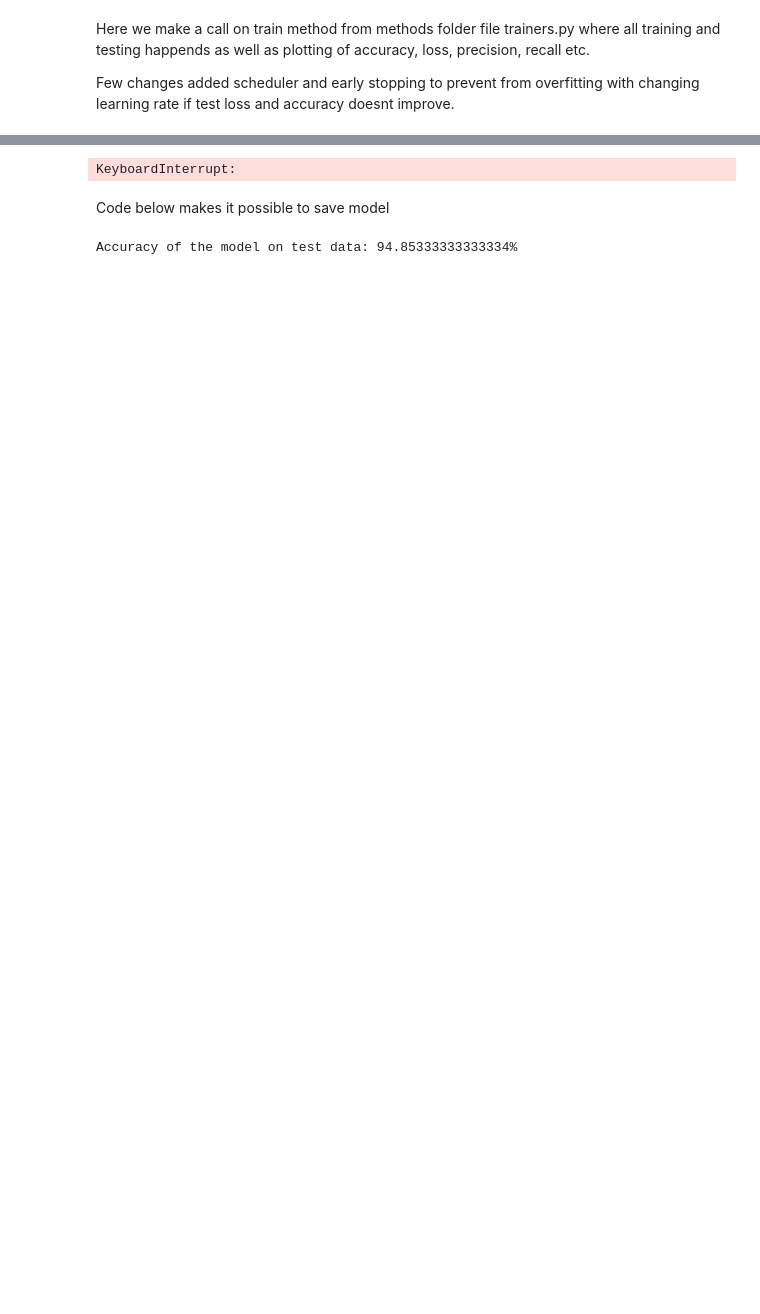
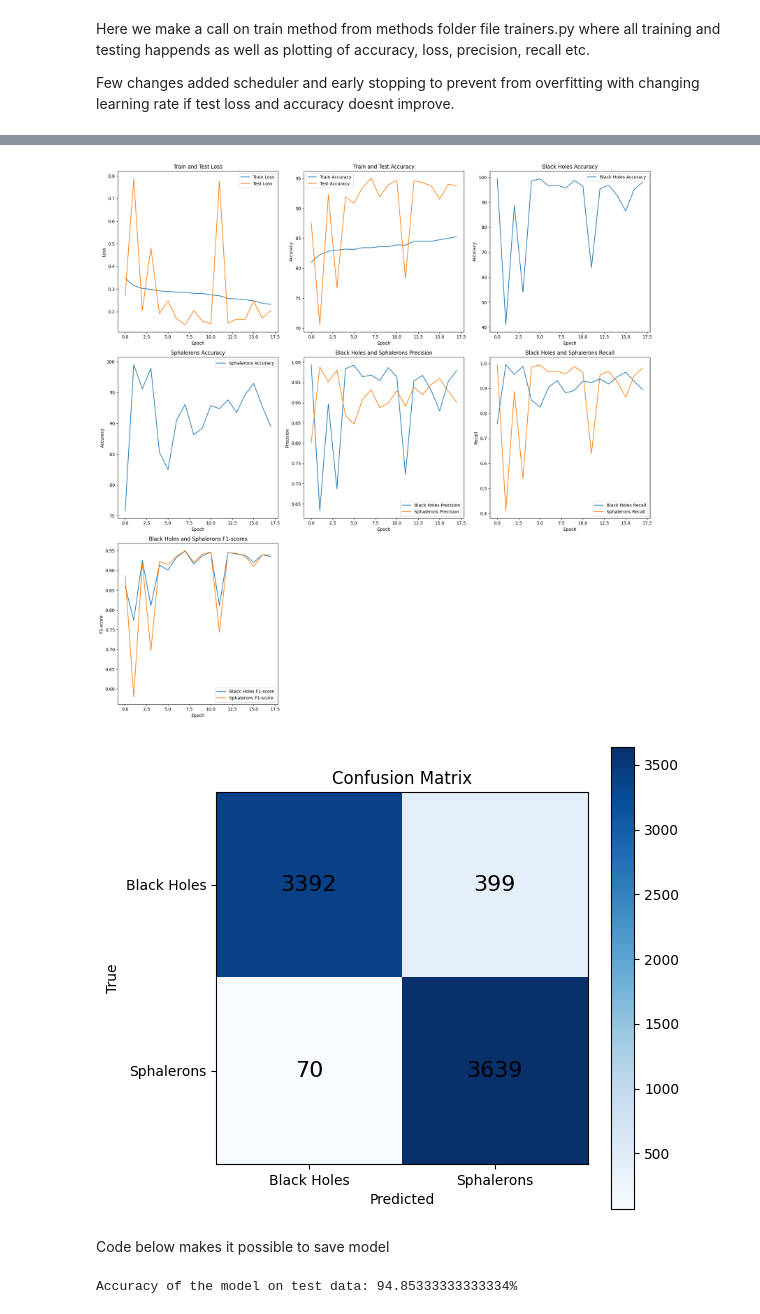
Before and after one commit to iRootTsar/Optimazing-klassification-of-ATLAS-detector-data--CERN-, a Jupyter notebook: notebooks/pyTorch/Combined_Data_Augm.ipynb, the cells around one changed output, grey strips where cells are left out. Drawn from its saved outputs; the diff is of its cells as text; code cells hidden in the pictures; blank space fills up the shorter version.

```diff
--- a/notebooks/pyTorch/Combined_Data_Augm.ipynb
+++ b/notebooks/pyTorch/Combined_Data_Augm.ipynb
@@ -101,7 +101,7 @@ trainLabels_repeated = torch.from_numpy(trainLabels_repeated)
 train_augmented = torch.utils.data.TensorDataset(augmented_trainData, trainLabels_repeated)
 
 # Create a DataLoader for the augmented training dataset with shuffle enabled and batch size of 50
-trainLoader_augmented = DataLoader(train_augmented, shuffle=True, batch_size=200)
+trainLoader_augmented = DataLoader(train_augmented, shuffle=True, batch_size=100)
 
 # Apply the same preprocessing step to the test set as the training set
 testData_processed = np.moveaxis(testData, -1, 1)
@@ -110,7 +110,7 @@ testData_processed = np.moveaxis(testData, -1, 1)
 test = torch.utils.data.TensorDataset(torch.from_numpy(testData_processed), torch.from_numpy(testLabels))
 
 # Create a DataLoader for the test data with shuffle and batch size
-testLoader = DataLoader(test, shuffle=True, batch_size=200)
+testLoader = DataLoader(test, shuffle=True, batch_size=100)
 # %% [markdown]
 This code allows us to look on orignial data image as well as its augmented forms
 # %%
@@ -204,10 +204,8 @@ import trainer
 early_stopping_patience = 10
 n_epochs = 30
 
-model_save_path = "model_checkpoint_aug_VGGNet7.pth"
-
 # Create the model
-model = nnmodel.VGGNet2(0.4).to(device)
+model = nnmodel.ConvModelFPLMod(0.5).to(device)
 
 # Set up the optimizer and criterion
 optimizer = torch.optim.Adam(model.parameters())
@@ -237,4 +236,5 @@ Test Loss: 0.1580, Test Accuracy: 94.20%
-KeyboardInterrupt:
+[figure, added]
+[figure, added]
 # %% [markdown]
 Code below makes it possible to save model
 # %%
```
Also changed, not shown: parts of 3 cells of this notebook, 12 other files.
